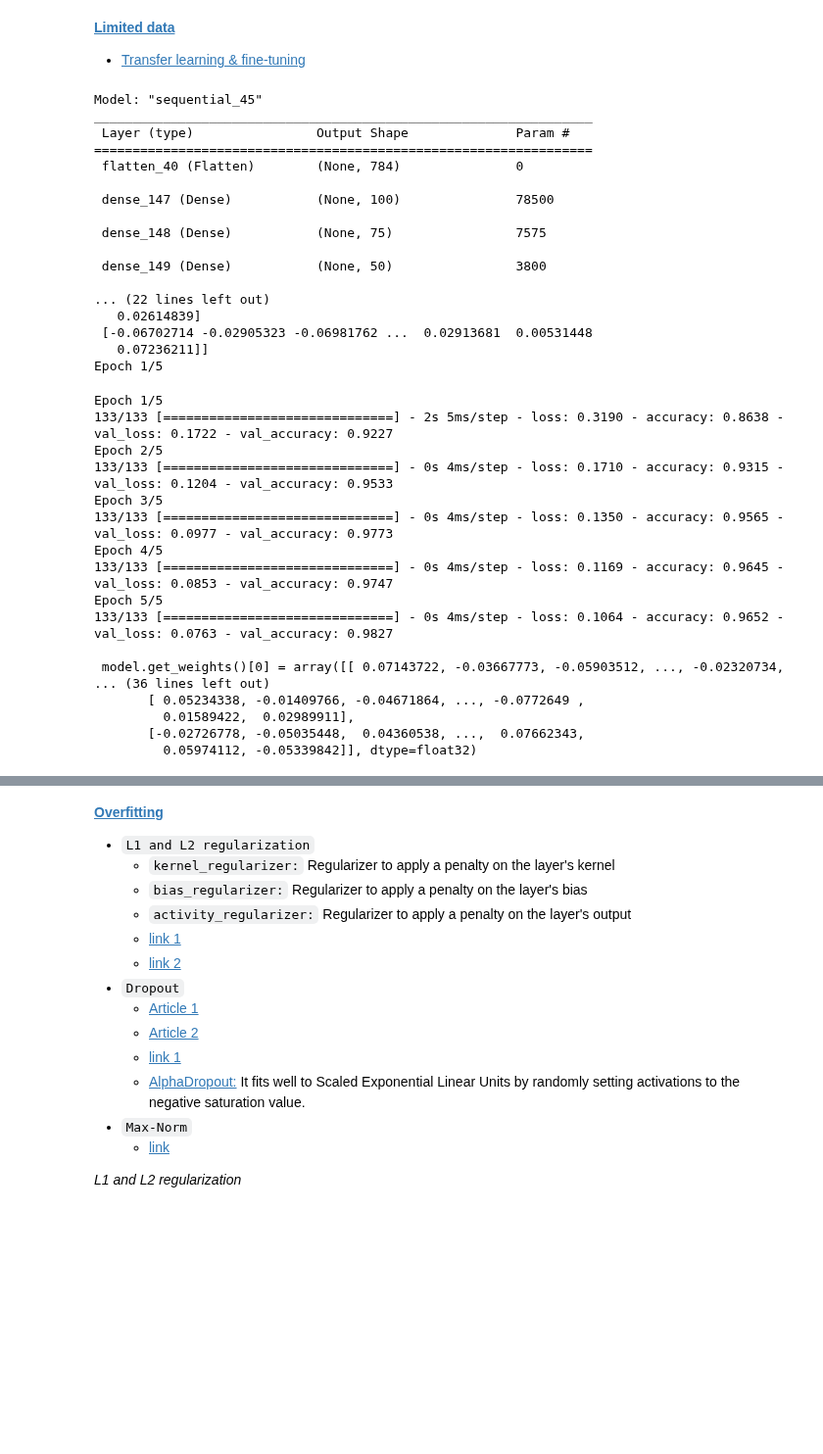
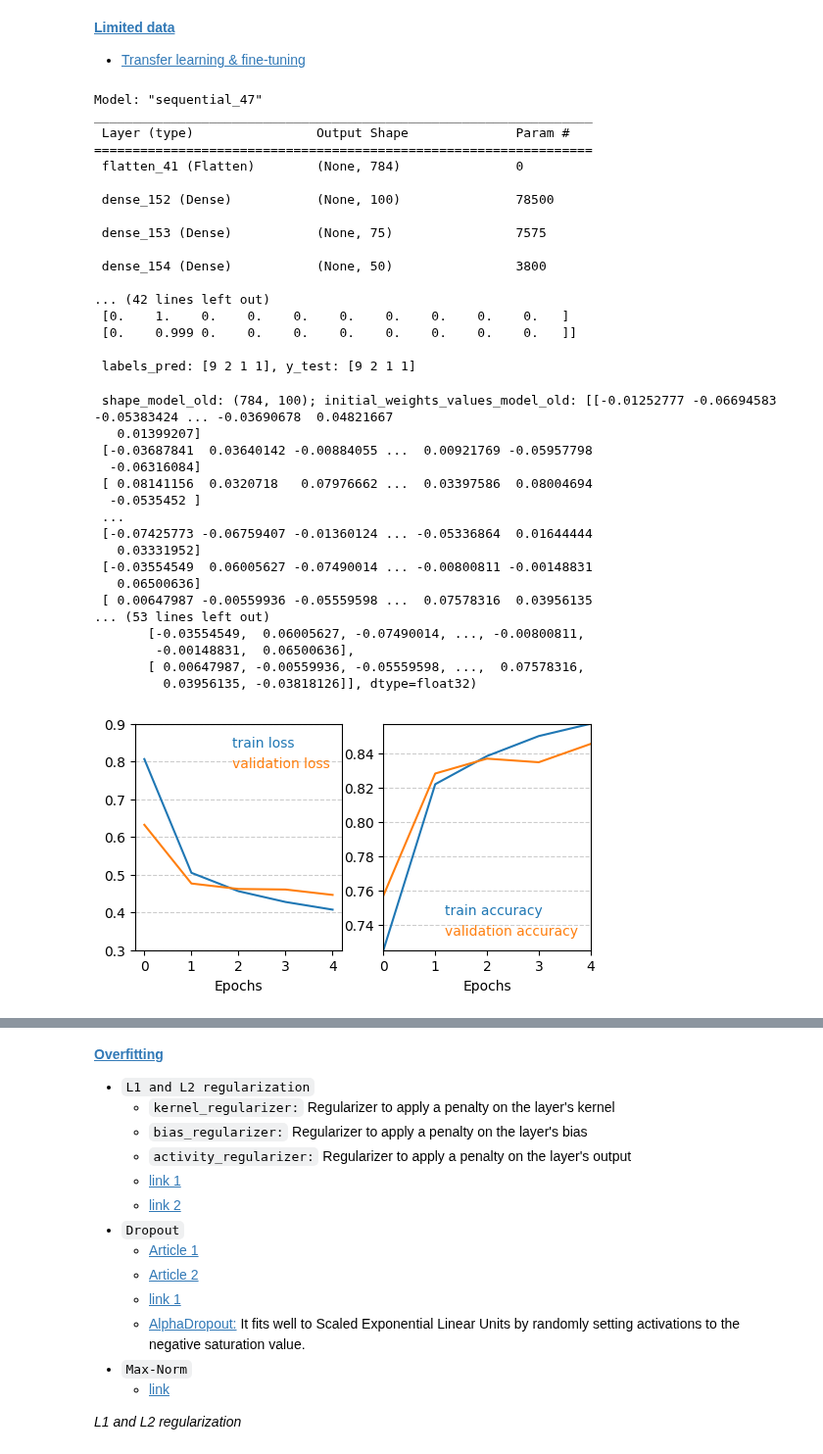
Before and after one commit to RezaSaadatyar/Deep-Learning-in-python, a Jupyter notebook: Optimizer/Optimizer_DL.ipynb, the cells around one changed output, grey strips where cells are left out. Shown at 98% size. Drawn from its saved outputs; the diff is of its cells as text; code cells hidden in the pictures; blank space fills up the shorter version.

```diff
--- a/Optimizer/Optimizer_DL.ipynb
+++ b/Optimizer/Optimizer_DL.ipynb
@@ -25,7 +25,7 @@ def plot_history(history_train, fig_size=(5,3)):
   axs[1].legend(fontsize=10, ncol=1, frameon=False, loc='best', labelcolor='linecolor', handlelength=0)
   axs[1].grid(visible="on", which="major", axis="y", alpha=0.4, color="gray", linestyle="--")
   axs[1].set_yticks(np.round(axs[1].get_yticks(),2))
-
+  axs[1].ylim([])
   plt.autoscale(enable=True, axis="both", tight=True)
 # %% [markdown]
 *Step 1. Load data*<br/>
@@ -251,6 +251,17 @@ model.compile(loss="sparse_categorical_crossentropy",
               metrics=["accuracy"])
 # ========================================================= Fit the model ============================================================
 history_train = model.fit(x_train, y_train, epochs=5, validation_split=0.15)
+# ======================================================= Evaluate the model =========================================================
+history_test = model.evaluate(x_test, y_test, verbose=1)
+# ======================================================== Predict the model =========================================================
+pred = x_test[0:4,:,:]
+pred_x_test = model.predict(pred).round(3)
+labels_pred = np.argmax(pred_x_test, axis=1)
+print(f"\n pred.shape: {pred.shape}")
+print(f"\n pred_x_test: {pred_x_test}")
+print(f"\n labels_pred: {labels_pred}, y_test: {y_test[0:4]}")
+# ======================================================== Plot the model ============================================================
+plot_history(history_train, fig_size=(6,3))
 # ========================================================== Save model ==============================================================
 model.save("model_old.h5")
 # ========================================================== Load model ==============================================================
@@ -258,68 +269,59 @@ model_old = keras.models.load_model("model_old.h5")
 print(f"\n shape_model_old: {model_old.get_weights()[0].shape}; initial_weights_values_model_old: {model_old.get_weights()[0]}")  # Keep a copy of the weights of layer1 for later
 # ========================================================= Clone old model ==========================================================
 model_old_cloned = keras.models.clone_model(model_old)
 model_old_cloned.set_weights(model_old.get_weights())
 # ======================================================= Build the new model ========================================================
 model_new = keras.models.Sequential(model_old.layers[:-1])   # Build a new model by taking the model_old and excluding the final layer
 model_new.add(keras.layers.Dense(1, activation="sigmoid"))   # sigmoid for predict a class
 # ========================================================= Freeze layers ============================================================
 for layer in model_old.layers[:-1]:                          # Freeze all layers except the final layer
    layer.trainable = False
    print(layer.trainable)
 # ===================================================== Compile the new model ========================================================
 model_new.compile(loss="binary_crossentropy",
                   optimizer="sgd",
                   metrics=["accuracy"])
 # ======================================================= Fit the new model ==========================================================
 y_train_new = np.where(y_train==3, 1, 0)[:5000]
 x_train_new = x_train[:5000, : , :]
-history_train_ne = model_new.fit(x_train_new, y_train_new, epochs=5, validation_split=0.15)
+history_train_new = model_new.fit(x_train_new, y_train_new, epochs=5, validation_split=0.15)
 # ======================================================== Compare weights ===========================================================
 print(f"\n {model.get_weights()[0] = }")
 print(f"\n {model_old_cloned.get_weights()[0] = }")
 print(f"\n {model_new.get_weights()[0] = }")
 # %% [output]
-Model: "sequential_45"
+Model: "sequential_47"
 _________________________________________________________________
  Layer (type)                Output Shape              Param #
 =================================================================
- flatten_40 (Flatten)        (None, 784)               0
+ flatten_41 (Flatten)        (None, 784)               0
 
- dense_147 (Dense)           (None, 100)               78500
+ dense_152 (Dense)           (None, 100)               78500
 
- dense_148 (Dense)           (None, 75)                7575
+ dense_153 (Dense)           (None, 75)                7575
 
- dense_149 (Dense)           (None, 50)                3800
+ dense_154 (Dense)           (None, 50)                3800
 
-... (22 lines left out)
-   0.02614839]
- [-0.06702714 -0.02905323 -0.06981762 ...  0.02913681  0.00531448
-   0.07236211]]
-Epoch 1/5
+... (42 lines left out)
+ [0.    1.    0.    0.    0.    0.    0.    0.    0.    0.   ]
+ [0.    0.999 0.    0.    0.    0.    0.    0.    0.    0.   ]]
+
+ labels_pred: [9 2 1 1], y_test: [9 2 1 1]
+ shape_model_old: (784, 100); initial_weights_values_model_old: [[-0.01252777 -0.06694583 -0.05383424 ... -0.03690678  0.04821667
+   0.01399207]
+ [-0.03687841  0.03640142 -0.00884055 ...  0.00921769 -0.05957798
+  -0.06316084]
+ [ 0.08141156  0.0320718   0.07976662 ...  0.03397586  0.08004694
+  -0.0535452 ]
+ ...
+ [-0.07425773 -0.06759407 -0.01360124 ... -0.05336864  0.01644444
+   0.03331952]
+ [-0.03554549  0.06005627 -0.07490014 ... -0.00800811 -0.00148831
+   0.06500636]
+ [ 0.00647987 -0.00559936 -0.05559598 ...  0.07578316  0.03956135
+... (53 lines left out)
+       [-0.03554549,  0.06005627, -0.07490014, ..., -0.00800811,
+        -0.00148831,  0.06500636],
+       [ 0.00647987, -0.00559936, -0.05559598, ...,  0.07578316,
+         0.03956135, -0.03818126]], dtype=float32)
+[figure, added]
-# %%
-# ======================================================= Fit the new model ==========================================================
-y_train_new = np.where(y_train==3, 1, 0)[:5000]
-x_train_new = x_train[:5000, : , :]
-history_train_ne = model_new.fit(x_train_new, y_train_new, epochs=5, validation_split=0.15)
-# ======================================================== Compare weights ===========================================================
-print(f"\n {model.get_weights()[0] = }")
-print(f"\n {model_old_cloned.get_weights()[0] = }")
-print(f"\n {model_new.get_weights()[0] = }")
-# %% [output]
-Epoch 1/5
-133/133 [==============================] - 2s 5ms/step - loss: 0.3190 - accuracy: 0.8638 - val_loss: 0.1722 - val_accuracy: 0.9227
-Epoch 2/5
-133/133 [==============================] - 0s 4ms/step - loss: 0.1710 - accuracy: 0.9315 - val_loss: 0.1204 - val_accuracy: 0.9533
-Epoch 3/5
-133/133 [==============================] - 0s 4ms/step - loss: 0.1350 - accuracy: 0.9565 - val_loss: 0.0977 - val_accuracy: 0.9773
-Epoch 4/5
-133/133 [==============================] - 0s 4ms/step - loss: 0.1169 - accuracy: 0.9645 - val_loss: 0.0853 - val_accuracy: 0.9747
-Epoch 5/5
-133/133 [==============================] - 0s 4ms/step - loss: 0.1064 - accuracy: 0.9652 - val_loss: 0.0763 - val_accuracy: 0.9827
-
- model.get_weights()[0] = array([[ 0.07143722, -0.03667773, -0.05903512, ..., -0.02320734,
-... (36 lines left out)
-       [ 0.05234338, -0.01409766, -0.04671864, ..., -0.0772649 ,
-         0.01589422,  0.02989911],
-       [-0.02726778, -0.05035448,  0.04360538, ...,  0.07662343,
-         0.05974112, -0.05339842]], dtype=float32)
```
Also changed, not shown: parts of 1 cell of this notebook.
